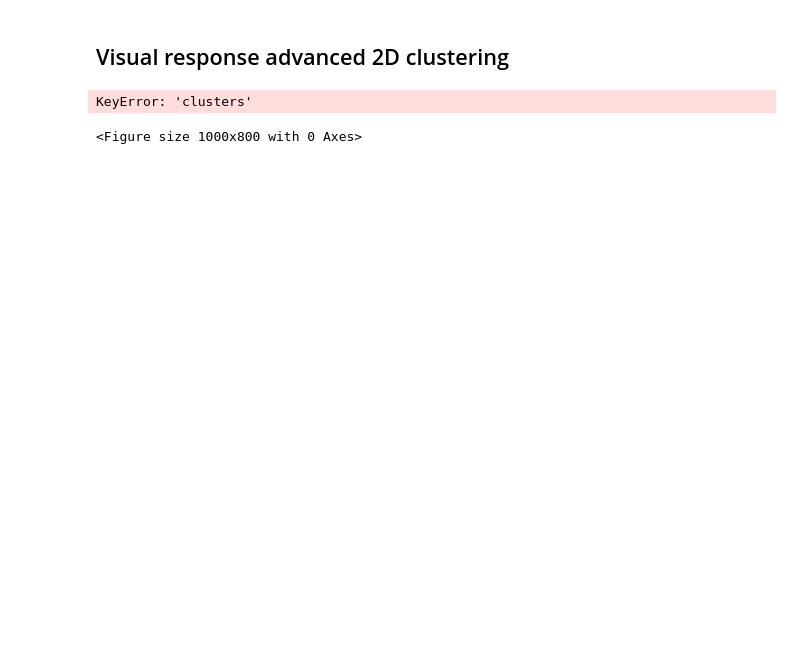
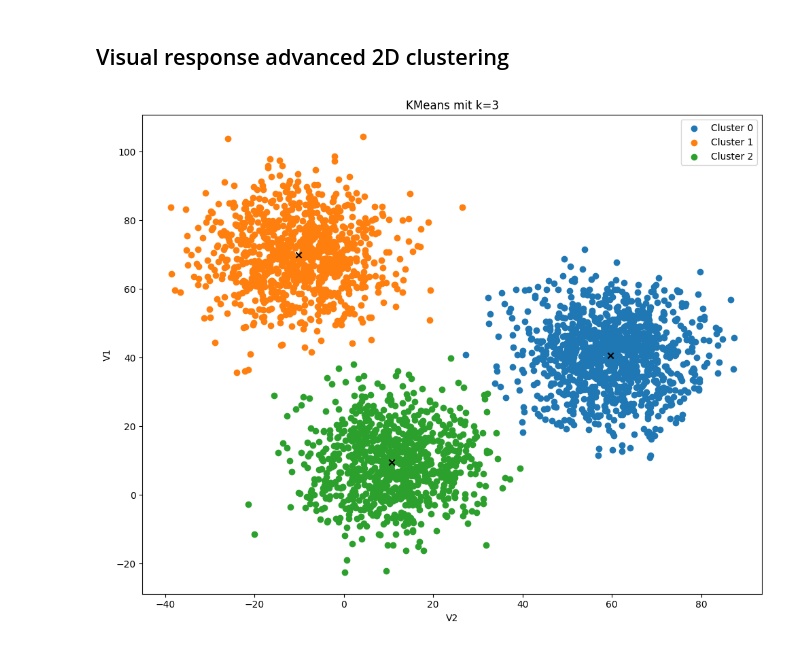
Before and after one commit to axellotl22/progback, a Jupyter notebook: notebooks/visual_response.ipynb, the cells around one changed output. Drawn from its saved outputs; the diff is of its cells as text; code cells hidden in the pictures; blank space fills up the shorter version.

```diff
--- a/notebooks/visual_response.ipynb
+++ b/notebooks/visual_response.ipynb
@@ -68,8 +68,8 @@ url = "http://localhost:8080/advanced/perform-advanced-2d-kmeans/"
 
 # Daten für die Anfrage
 params = {
-    "Column 1": 2,
-    "Column 2": 1,
+    "Column 1": 1,
+    "Column 2": 0,
     "distance_metric": "EUCLIDEAN",
     "kmeans_type": "OptimizedKMeans",
     "user_id": 0,
@@ -82,7 +82,7 @@ params = {
 # "iris.csv"
 
 files = {
-  "file": open("drug200.csv", "rb")
+  "file": open("xclara.csv", "rb")
 }
 # Sende POST-Anfrage
 response = requests.post(url, files=files, params=params)
@@ -90,32 +90,31 @@ response = requests.post(url, files=files, params=params)
 # Lade JSON-Antwort in Variable
 result = response.json()
 
 # Plotte Ergebnis
 plt.figure(figsize=(10, 8))
 
 # Gehe durch jeden Cluster
 for cluster in result["clusters"]:
   centroid = cluster["centroid"]
   points = cluster["points"]
 
   # Extrahiere Datenpunkte
   point_x = [p[result["x_label"]] for p in points]
   point_y = [p[result["y_label"]] for p in points]
 
   # Plotte Cluster
   plt.scatter(point_x, point_y, label=f"Cluster {cluster['cluster_nr']}")
 
   # Plotte Zentroid
   plt.scatter(centroid["x"], centroid["y"], color="black", marker="x")
 
 # Achsenbeschriftung
 plt.xlabel(result["x_label"])
 plt.ylabel(result["y_label"])
 
 plt.legend()
 plt.title(f"KMeans mit k={result['k_value']}")
 plt.tight_layout()
 plt.show()
 # %% [output]
-KeyError: 'clusters'
-<Figure size 1000x800 with 0 Axes>
+[figure, added]
```
Also changed, not shown: parts of 1 cell of this notebook, 7 other files.
